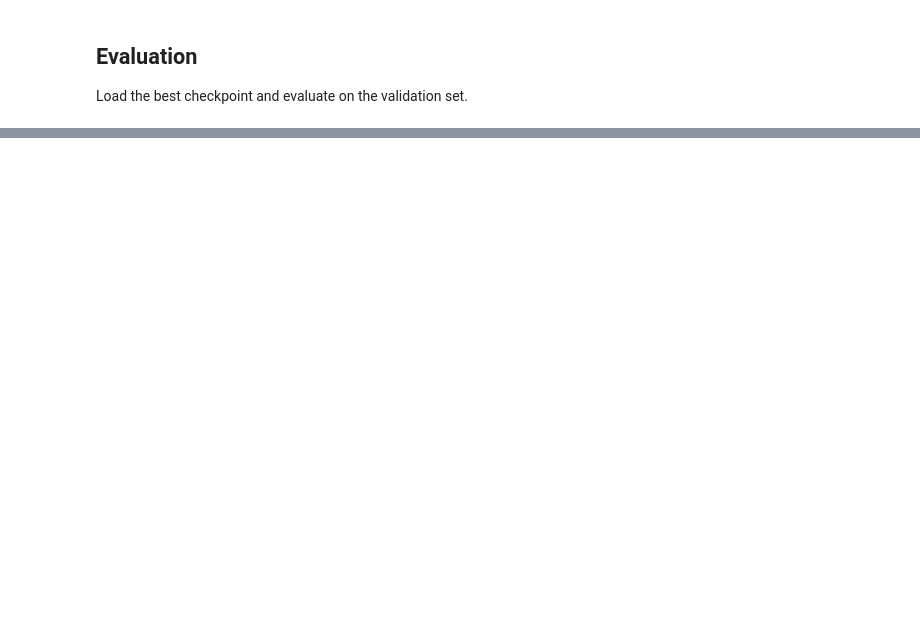
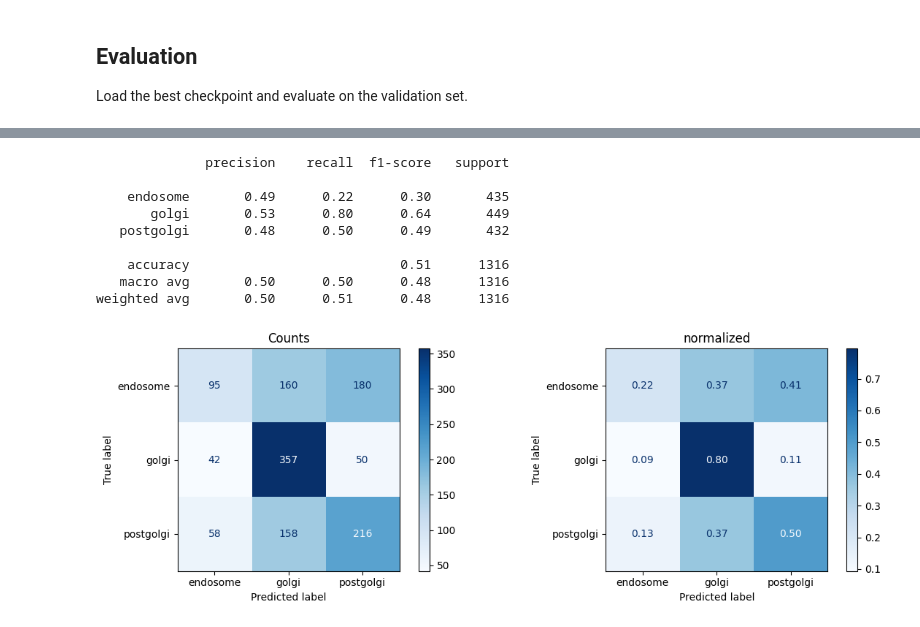
Before and after one commit to foca13/ParticleClassification, a Jupyter notebook: notebooks/02_magik_cytoplasmic.ipynb, the cells around one changed output, grey strips where cells are left out. Cells and saved outputs as stored; diff of their text form; code cells hidden in the pictures; blank space fills up the shorter version.

```diff
--- a/notebooks/02_magik_cytoplasmic.ipynb
+++ b/notebooks/02_magik_cytoplasmic.ipynb
@@ -378,3 +374,35 @@ weighted avg       0.23      0.34      0.25      1165
+# %%
+truth, preds = [], []
+with torch.no_grad():
+    for batch in train_loader:
+        y_pred = torch.argmax(best_model(batch), dim=1)
+        truth.append(batch.y)
+        preds.append(y_pred)
+
+truth = torch.concat(truth).numpy()
+preds = torch.concat(preds).numpy()
+
+# Classification report
+report = classification_report(truth, preds, target_names=display_labels)
+print(report)
+
+# Confusion Matrix
+cm = confusion_matrix(truth, preds)
+cm_df = pd.DataFrame(cm, index=display_labels, columns=display_labels)
+
+fig = plot_confusion_matrix(cm_df, display_labels)
+plt.show(fig)
+# %% [output]
+              precision    recall  f1-score   support
+
+    endosome       0.49      0.22      0.30       435
+       golgi       0.53      0.80      0.64       449
+   postgolgi       0.48      0.50      0.49       432
+
+    accuracy                           0.51      1316
+   macro avg       0.50      0.50      0.48      1316
+weighted avg       0.50      0.51      0.48      1316
+[figure, added]
 # %%
 import shutil
 shutil.rmtree(run_dir)
```
Also changed, not shown: parts of 11 cells of this notebook, 12 other files.
